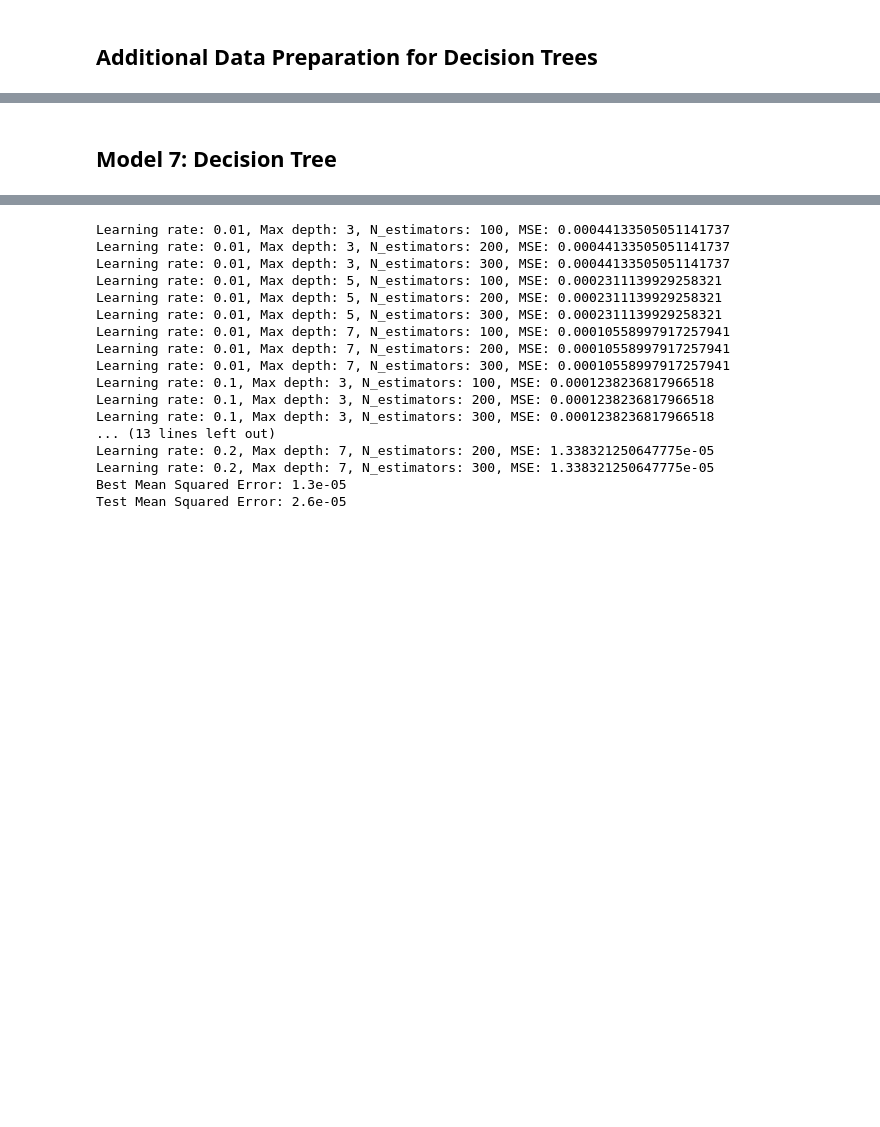
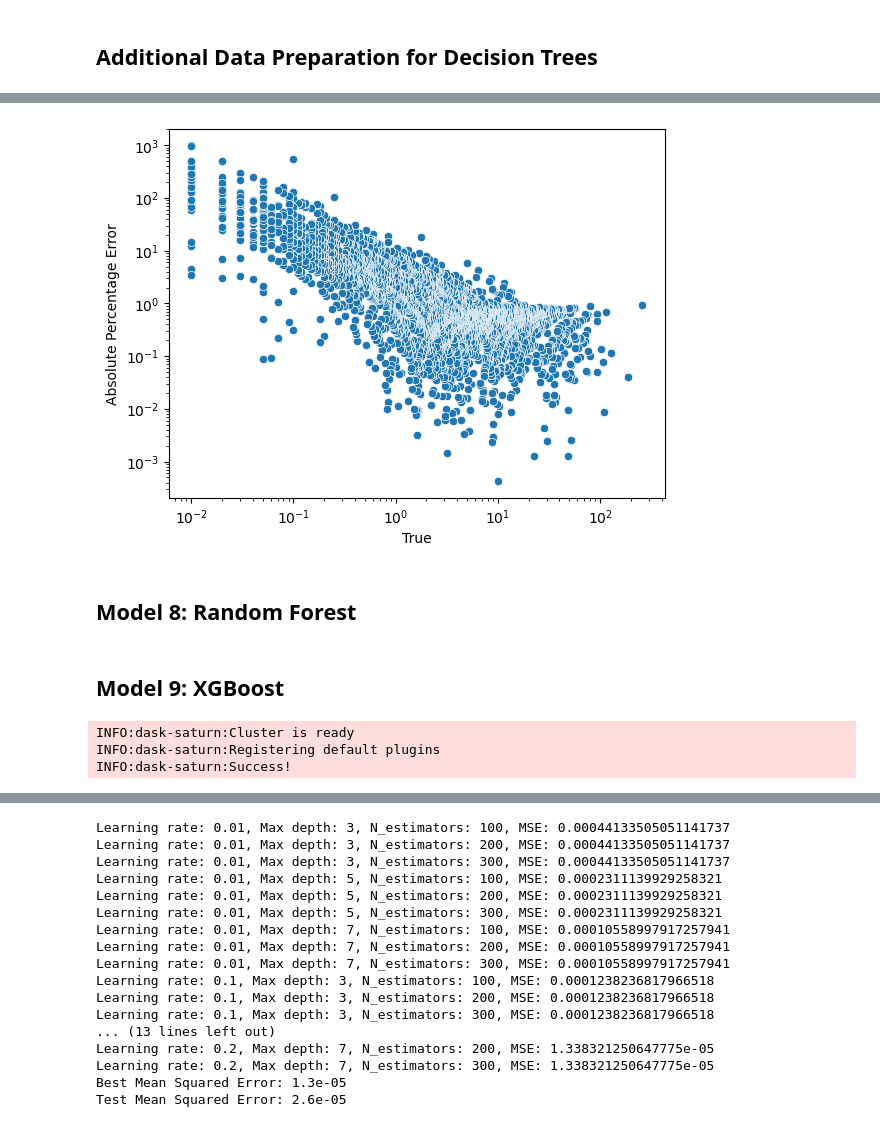
Before and after one commit to juan-esteban-berger/Options_Pricing_AutoML_TensorFlow_XGBoost, a Jupyter notebook: 04_Modeling.ipynb, the cells around one changed output, grey strips where cells are left out. Cells and saved outputs as stored; diff of their text form; code cells hidden in the pictures; blank space fills up the shorter version.

```diff
--- a/04_Modeling.ipynb
+++ b/04_Modeling.ipynb
@@ -969,3 +1064,26 @@ y_train, y_val, y_test = y[:int(0.98 * len(y))], y[int(0.98 * len(y)):int(0.99 *
+# %%
+sns.scatterplot(x='True', y='Absolute Percentage Error', data=results)
+plt.xscale('log')
+plt.yscale('log')
+# %% [output]
+[figure, added]
+# %% [markdown]
+## Model 8: Random Forest
+# %% [markdown]
+## Model 9: XGBoost
+# %%
+from dask_saturn import SaturnCluster
+from dask.distributed import Client
+import dask.dataframe as dd
+
+
+import xgboost as xgb
+
+client = Client(SaturnCluster())
+# %% [output]
+INFO:dask-saturn:Cluster is ready
+INFO:dask-saturn:Registering default plugins
+INFO:dask-saturn:Success!
 # %%
 # Convert the Training, Validation, and Test Sets to Dask DataFrames
 X_train = dd.from_pandas(X_train, npartitions=4)
@@ -975,5 +1093,3 @@ X_test = dd.from_pandas(X_test, npartitions=4)
 y_train = dd.from_pandas(y_train, npartitions=4)
 y_val = dd.from_pandas(y_val, npartitions=4)
 y_test = dd.from_pandas(y_test, npartitions=4)
-# %% [markdown]
-## Model 7: Decision Tree
```
Also changed, not shown: parts of 13 cells of this notebook, 4 other files.
